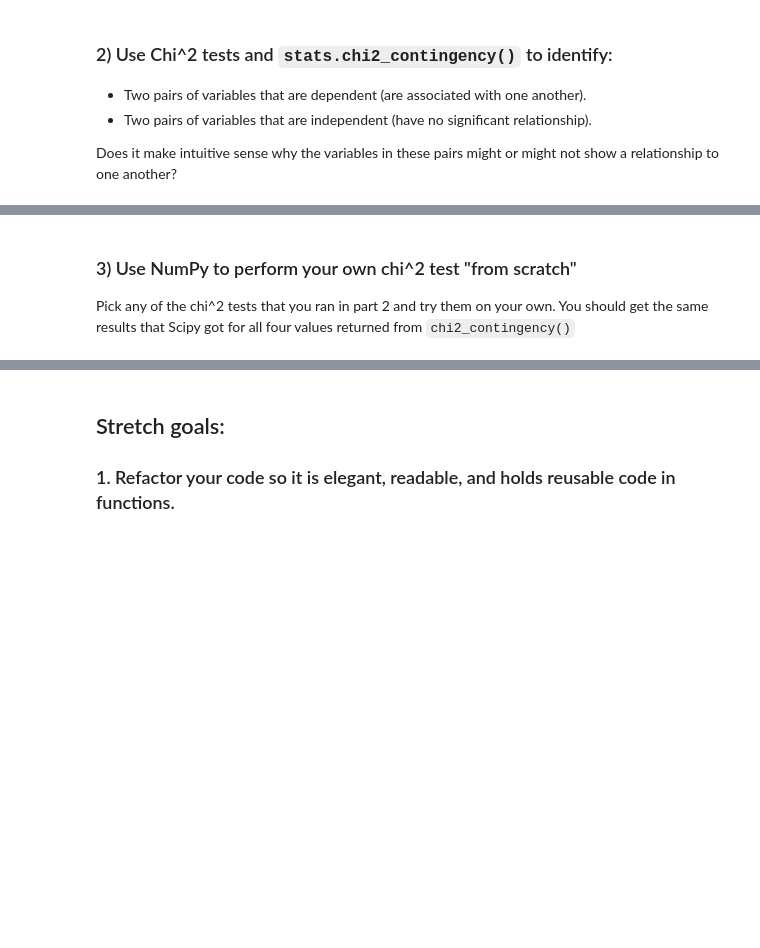
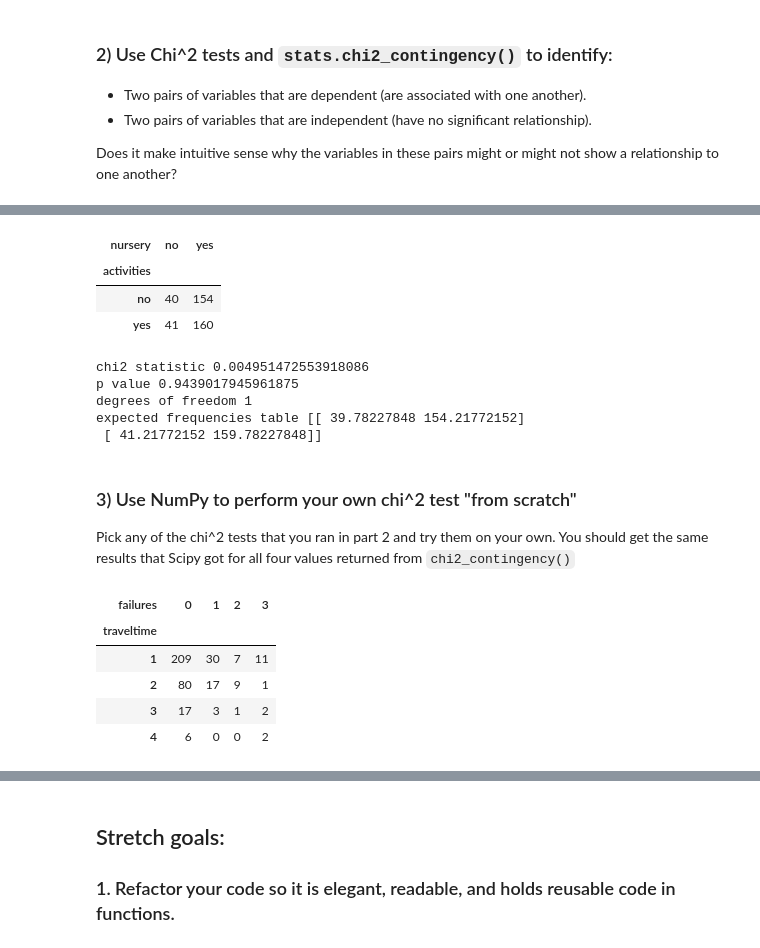
Before and after one commit to IvanCampos11/DS-Unit-1-Sprint-2-Statistics, a Jupyter notebook: module2/LS_DS_122_Chi2_Tests_Assignment.ipynb, the cells around one changed output, grey strips where cells are left out. Saved outputs shown, nothing was run; the diff lists cells and outputs as text; code cells hidden in the pictures; blank space fills up the shorter version.

```diff
--- a/module2/LS_DS_122_Chi2_Tests_Assignment.ipynb
+++ b/module2/LS_DS_122_Chi2_Tests_Assignment.ipynb
@@ -77,6 +96,35 @@ TypeError: ignored
+# %%
+contingency2
+# %% [output]
+| nursery | no | yes |
+| activities |  |  |
+| no | 40 | 154 |
+| yes | 41 | 160 |
+# %%
+chi2, p_value, dof, expected = stats.chi2_contingency(contingency2)
+
+print("chi2 statistic", chi2)
+print("p value", p_value)
+print("degrees of freedom",dof)
+print("expected frequencies table", expected)
+# %% [output]
+chi2 statistic 0.004951472553918086
+p value 0.9439017945961875
+degrees of freedom 1
+expected frequencies table [[ 39.78227848 154.21772152]
+ [ 41.21772152 159.78227848]]
 # %% [markdown]
 ### 3) Use NumPy to perform your own chi^2 test "from scratch"
 
 Pick any of the chi^2 tests that you ran in part 2 and try them on your own. You should get the same results that Scipy got for all four values returned from `chi2_contingency()`
 # %%
 # YOUR WORK HERE
+observed = pd.crosstab(df['traveltime'], df['failures'])
+observed
+# %% [output]
+| failures | 0 | 1 | 2 | 3 |
+| traveltime |  |  |  |  |
+| 1 | 209 | 30 | 7 | 11 |
+| 2 | 80 | 17 | 9 | 1 |
+| 3 | 17 | 3 | 1 | 2 |
+| 4 | 6 | 0 | 0 | 2 |
```
Also changed, not shown: parts of 10 cells of this notebook.
